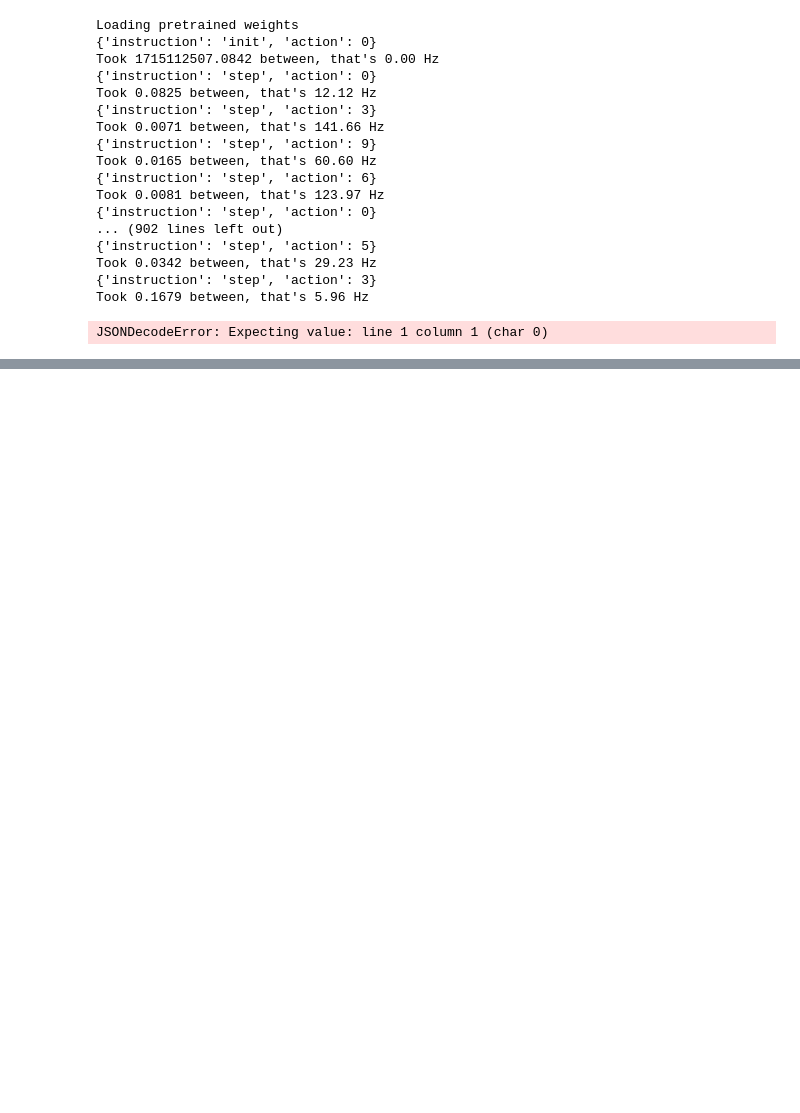
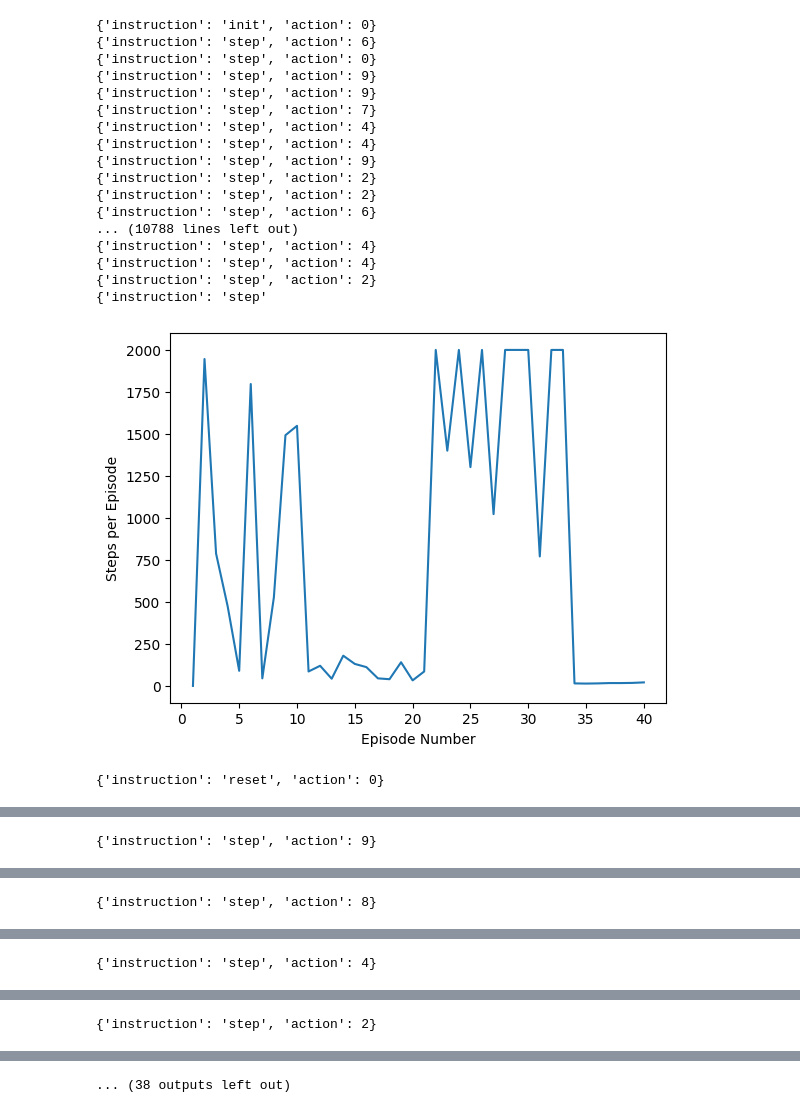
Before and after one commit to brownvc/SpotReality, a Jupyter notebook: Assets/PytorchRL/policy_gradient_pysocket.ipynb, the cells around one changed output, grey strips where cells are left out. Drawn from its saved outputs; the diff is of its cells as text; code cells hidden in the pictures; blank space fills up the shorter version.

```diff
--- a/Assets/PytorchRL/policy_gradient_pysocket.ipynb
+++ b/Assets/PytorchRL/policy_gradient_pysocket.ipynb
@@ -37,8 +37,8 @@ class SimpleNet:
             Linear(hidden_size, ACTION_NUM),
             Softmax(dim=-1)
         ).to(self.device)
-        self.optimizer = torch.optim.Adam(self.neural_net.parameters(), lr=2e-3)
-        self.gamma = 0.995
+        self.optimizer = torch.optim.Adam(self.neural_net.parameters(), lr=8e-3)
+        self.gamma = 0.97
         self.num_backward = 0
         self.total_steps = 0
 
@@ -188,44 +188,53 @@ sock = socket.socket(socket.AF_INET, socket.SOCK_STREAM)
 neural_net = SimpleNet()
 request = {
     'instruction': 'init',
     'action': 0,
 }
 
 def on_receive(message):
     print(message)
 
 try:
     # Connect to the server and send the data
     sock.connect((host, port))
 
     start = 0
 
     while(True):
         print(request)
         request = json.dumps(request)
         sock.sendall(request.encode("utf-8"))
         response = sock.recv(1024).decode("utf-8")
         #print(f"Took {time() - start:.4f} between, that's {1/(time() - start):.2f} Hz")
         start = time()
         request = handle_response(response, neural_net)
+
+        if neural_net.ep_count == 40:
+            plt.plot(neural_net.plt_x, neural_net.plt_y)
+            plt.xlabel("Episode Number")
+            plt.ylabel("Steps per Episode")
+
+            plt.savefig("policy_gradient_plot.png")
+            plt.show()
 finally:
     sock.close()
 # %% [output]
-Loading pretrained weights
 {'instruction': 'init', 'action': 0}
-Took 1715112507.0842 between, that's 0.00 Hz
+{'instruction': 'step', 'action': 6}
 {'instruction': 'step', 'action': 0}
-Took 0.0825 between, that's 12.12 Hz
-{'instruction': 'step', 'action': 3}
-Took 0.0071 between, that's 141.66 Hz
 {'instruction': 'step', 'action': 9}
-Took 0.0165 between, that's 60.60 Hz
+{'instruction': 'step', 'action': 9}
+{'instruction': 'step', 'action': 7}
+{'instruction': 'step', 'action': 4}
+{'instruction': 'step', 'action': 4}
+{'instruction': 'step', 'action': 9}
+{'instruction': 'step', 'action': 2}
+{'instruction': 'step', 'action': 2}
 {'instruction': 'step', 'action': 6}
-Took 0.0081 between, that's 123.97 Hz
-{'instruction': 'step', 'action': 0}
-... (902 lines left out)
-{'instruction': 'step', 'action': 5}
-Took 0.0342 between, that's 29.23 Hz
-{'instruction': 'step', 'action': 3}
-Took 0.1679 between, that's 5.96 Hz
+... (10788 lines left out)
+{'instruction': 'step', 'action': 4}
+{'instruction': 'step', 'action': 4}
+{'instruction': 'step', 'action': 2}
+{'instruction': 'step'
+[figure, added]
-JSONDecodeError: Expecting value: line 1 column 1 (char 0)
+{'instruction': 'reset', 'action': 0}
@@ -231,0 +242 @@ JSONDecodeError: Expecting value: line 1 column 1 (char 0)
+{'instruction': 'step', 'action': 9}
@@ -231,0 +244 @@ JSONDecodeError: Expecting value: line 1 column 1 (char 0)
+{'instruction': 'step', 'action': 8}
@@ -231,0 +246 @@ JSONDecodeError: Expecting value: line 1 column 1 (char 0)
+{'instruction': 'step', 'action': 4}
@@ -231,0 +248 @@ JSONDecodeError: Expecting value: line 1 column 1 (char 0)
+{'instruction': 'step', 'action': 2}
@@ -232,3 +250,4 @@ JSONDecodeError: Expecting value: line 1 column 1 (char 0)
+... (38 outputs left out)
 # %%
 for rollout in steps_per_rollout:
     print(rollout)
```
Also changed, not shown: parts of 1 cell of this notebook, 8 other files.
